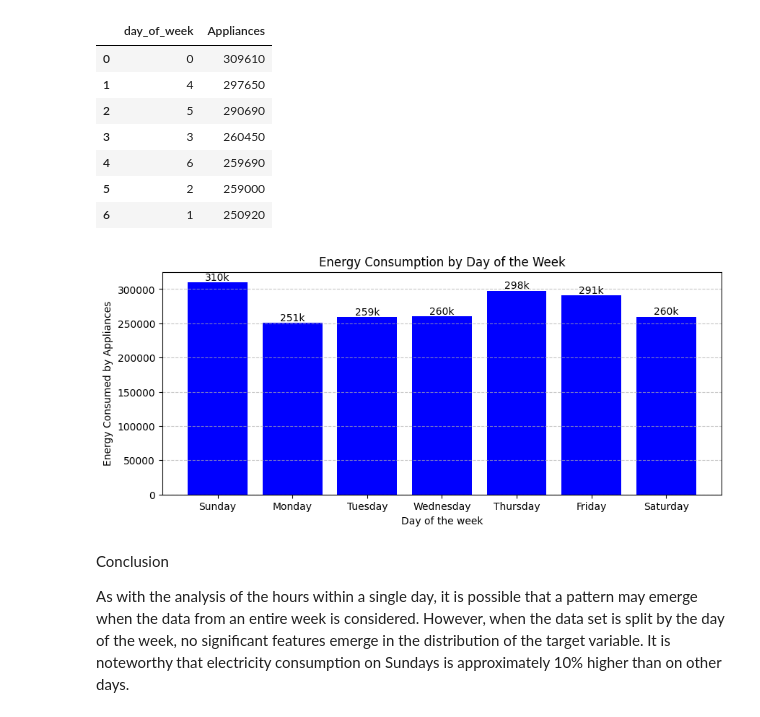
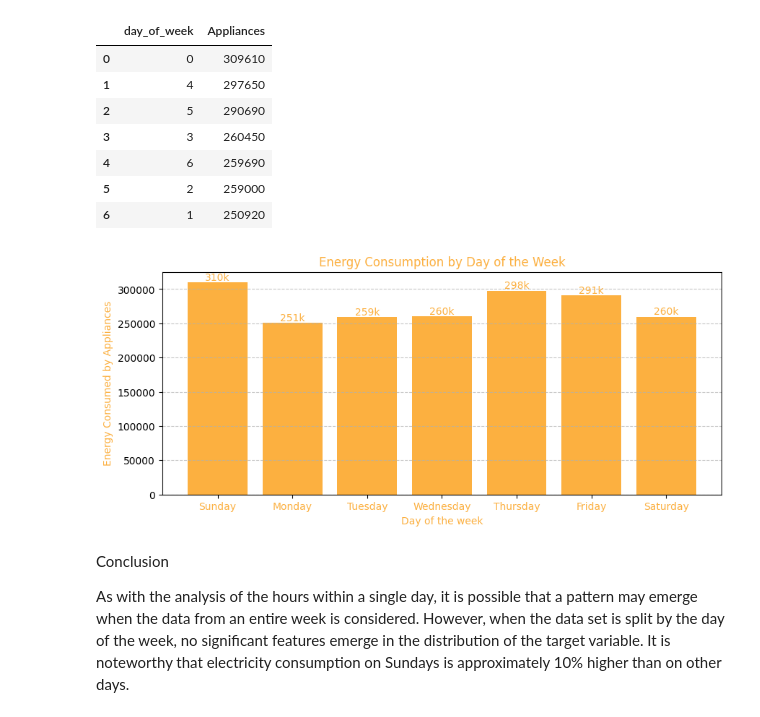
Before and after one commit to EduardoJMatosRomero/EduardoJulianMatosRomero_DCA_DVT_MLB_HCI, a Jupyter notebook: EduardoJulianMatosRomero_DCA_DVT_MLB_HCI.ipynb, the cells around one changed output. Saved outputs shown, nothing was run; the diff lists cells and outputs as text; code cells hidden in the pictures.

```diff
--- a/EduardoJulianMatosRomero_DCA_DVT_MLB_HCI.ipynb
+++ b/EduardoJulianMatosRomero_DCA_DVT_MLB_HCI.ipynb
@@ -274,6 +281,9 @@ hour_appliances
 | 22 | 2 | 40340 |
 | 23 | 3 | 39650 |
 # %%
+# Defining the color for the bars and titles
+springboard_color = "#FCB040"
+
 # Function to format the numerical value to 'k' format
 def format_value(value):
     if value < 1000:
@@ -283,18 +293,21 @@ def format_value(value):
     else:
         return f"{value/1000:.0f}k"
 
+# Sample data for plotting (Replace this with your actual data)
+# hour_appliances = pd.DataFrame({'hour': range(24), 'Appliances': np.random.randint(100, 1000, size=24)})
+
 # Plotting the data
 plt.figure(figsize=(10, 4))  # Set the figure size
-bars = plt.bar(hour_appliances['hour'], hour_appliances['Appliances'], color='blue')  # Create a bar plot
+bars = plt.bar(hour_appliances['hour'], hour_appliances['Appliances'], color=springboard_color)  # Create a bar plot
 
 # Adding numerical values on top of each bar
 for bar in bars:
     height = bar.get_height()
-    plt.text(bar.get_x() + bar.get_width() / 2, height, format_value(height), ha='center', va='bottom')
+    plt.text(bar.get_x() + bar.get_width() / 2, height, format_value(height), ha='center', va='bottom', color=springboard_color)
 
-plt.xlabel('Hour')  # Set the x-axis label
-plt.ylabel('Energy Consumed by Appliances')  # Set the y-axis label
-plt.title('Energy Consumption by Hour')  # Set the title
+plt.xlabel('Hour', color=springboard_color)  # Set the x-axis label
+plt.ylabel('Energy Consumed by Appliances', color=springboard_color)  # Set the y-axis label
+plt.title('Energy Consumption by Hour', color=springboard_color)  # Set the title
 plt.xticks(hour_appliances['hour'])  # Set the x-axis ticks to match the hours
 plt.grid(axis='y', linestyle='--', alpha=0.7)  # Add gridlines to the y-axis
 plt.show()  # Show the plot
@@ -320,26 +333,32 @@ app_week_day
 | 5 | 2 | 259000 |
 | 6 | 1 | 250920 |
 # %%
+# Defining the color for the bars and text
+springboard_color = "#FCB040"
+
 # Dictionary to map day numbers to names
 day_names = {1: 'Monday', 2: 'Tuesday', 3: 'Wednesday', 4: 'Thursday', 5: 'Friday', 6: 'Saturday', 0: 'Sunday'}
 
+# Sample data for plotting (Replace this with your actual data)
+# app_week_day = pd.DataFrame({'day_of_week': range(7), 'Appliances': np.random.randint(100, 1000, size=7)})
+
 # Plotting the data
 plt.figure(figsize=(10, 4))  # Set the figure size
-bars = plt.bar(app_week_day['day_of_week'], app_week_day['Appliances'], color='blue')  # Create a bar plot
+bars = plt.bar(app_week_day['day_of_week'], app_week_day['Appliances'], color=springboard_color)  # Create a bar plot
 
 # Add numerical values on top of each bar
 for bar in bars:
     height = bar.get_height()
-    plt.text(bar.get_x() + bar.get_width() / 2, height, format_value(height), ha='center', va='bottom')
+    plt.text(bar.get_x() + bar.get_width() / 2, height, format_value(height), ha='center', va='bottom', color=springboard_color)
 
-plt.xlabel('Day of the week')  # Set the x-axis label
-plt.ylabel('Energy Consumed by Appliances')  # Set the y-axis label
-plt.title('Energy Consumption by Day of the Week')  # Set the title
-plt.xticks(ticks=list(day_names.keys()), labels=list(day_names.values()))  # Set x-axis ticks and labels
+plt.xlabel('Day of the week', color=springboard_color)  # Set the x-axis label
+plt.ylabel('Energy Consumed by Appliances', color=springboard_color)  # Set the y-axis label
+plt.title('Energy Consumption by Day of the Week', color=springboard_color)  # Set the title
+plt.xticks(ticks=list(day_names.keys()), labels=list(day_names.values()), color=springboard_color)  # Set x-axis ticks and labels
 plt.grid(axis='y', linestyle='--', alpha=0.7)  # Adding gridlines to the y-axis
 plt.show()  # Show the plot
 # %% [output]
-[figure, old version]
+[figure, new version]
 # %% [markdown]
 Conclusion
 
```
Also changed, not shown: parts of 21 cells of this notebook.
